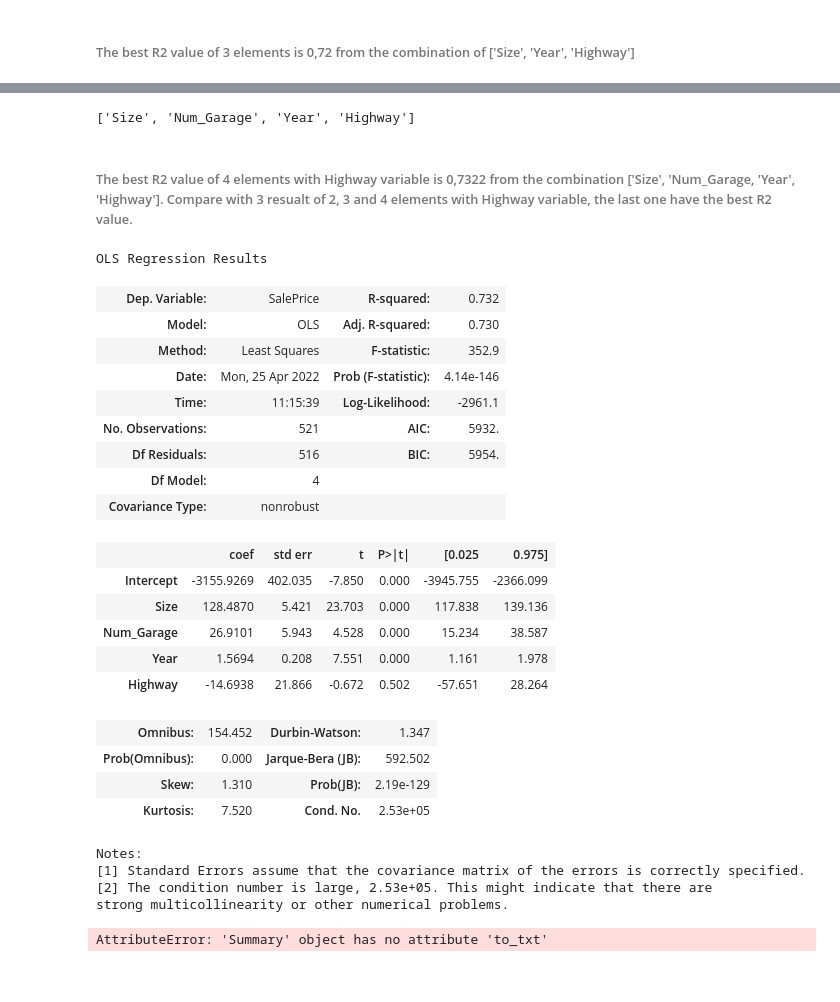
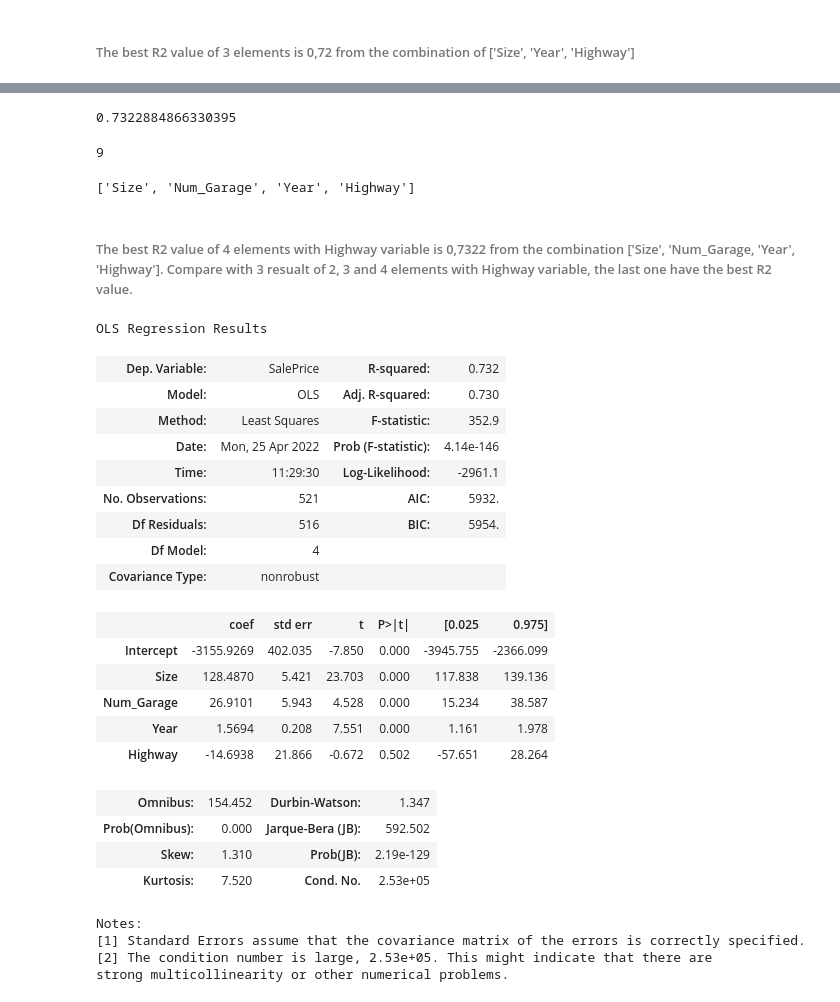
Before and after one commit to Rui-yu23/MBS-Final-exam, a Jupyter notebook: Final exam- Big data & quantitative methods.ipynb, the cells around one changed output, grey strips where cells are left out. Drawn from its saved outputs; the diff is of its cells as text; code cells hidden in the pictures.

```diff
--- a/Final exam- Big data & quantitative methods.ipynb
+++ b/Final exam- Big data & quantitative methods.ipynb
@@ -109,7 +109,7 @@ import statsmodels.formula.api as smf
 from itertools import combinations
 # %%
 # Open the excel file to get know the general information of this file
-df_realstate = pd.read_excel('data/Realstate.xlsx')
+df_realstate = pd.read_excel('Data/Realstate.xlsx')
 df_realstate.head(15)
 # %% [output]
 |  | SalePrice | Size | Beds | Baths | Num_Garage | Year | Highway | Aircondition | SwimmingPool |
@@ -334,21 +321,33 @@ R2_v_4_list.index(max(R2_v_4_list))
-# %%
-v_4_list[9]
-# %% [output]
-['Size', 'Num_Garage', 'Year', 'Highway']
+# %%
+# Get the highest R-squared among all combination from the R2_v_4_list
+max(R2_v_4_list)
+# %% [output]
+0.7322884866330395
+# %%
+# To identify quickly the combination that has the best R2 value, i use the index function for find the number of the index
+R2_v_4_list.index(max(R2_v_4_list))
+# %% [output]
+9
+# %%
+# Then i use this number of index to identify the combination
+v_4_list[9]
+# %% [output]
+['Size', 'Num_Garage', 'Year', 'Highway']
 # %% [markdown]
 ###### The best R2 value of 4 elements with Highway variable is 0,7322 from the combination ['Size', 'Num_Garage, 'Year', 'Highway']. Compare with 3 resualt of 2, 3 and 4 elements with Highway variable, the last one have the best R2 value.
 # %%
+# I use the formula function to calculate the summary of the best combination
 model_best_R2 = smf.ols(formula='SalePrice ~ Size + Num_Garage + Year + Highway',
                         data=df_realstate).fit()
-model = model_best_R2.summary()
-model
+model_result = model_best_R2.summary()
+model_result
 # %% [output]
 OLS Regression Results
 | Dep. Variable: | SalePrice | R-squared: | 0.732 |
 | Model: | OLS | Adj. R-squared: | 0.730 |
 | Method: | Least Squares | F-statistic: | 352.9 |
 | Date: | Mon, 25 Apr 2022 | Prob (F-statistic): | 4.14e-146 |
-| Time: | 11:15:39 | Log-Likelihood: | -2961.1 |
+| Time: | 11:29:30 | Log-Likelihood: | -2961.1 |
 | No. Observations: | 521 | AIC: | 5932. |
 | Df Residuals: | 516 | BIC: | 5954. |
 | Df Model: | 4 |  |  |
@@ -367,8 +366,3 @@ Notes:
 [1] Standard Errors assume that the covariance matrix of the errors is correctly specified.
 [2] The condition number is large, 2.53e+05. This might indicate that there are
 strong multicollinearity or other numerical problems.
-# %%
-#with open ('Q2_b.txt') as f:
-model.to_txt('Q2_b.txt')
-# %% [output]
-AttributeError: 'Summary' object has no attribute 'to_txt'
```
Also changed, not shown: parts of 30 cells of this notebook.
